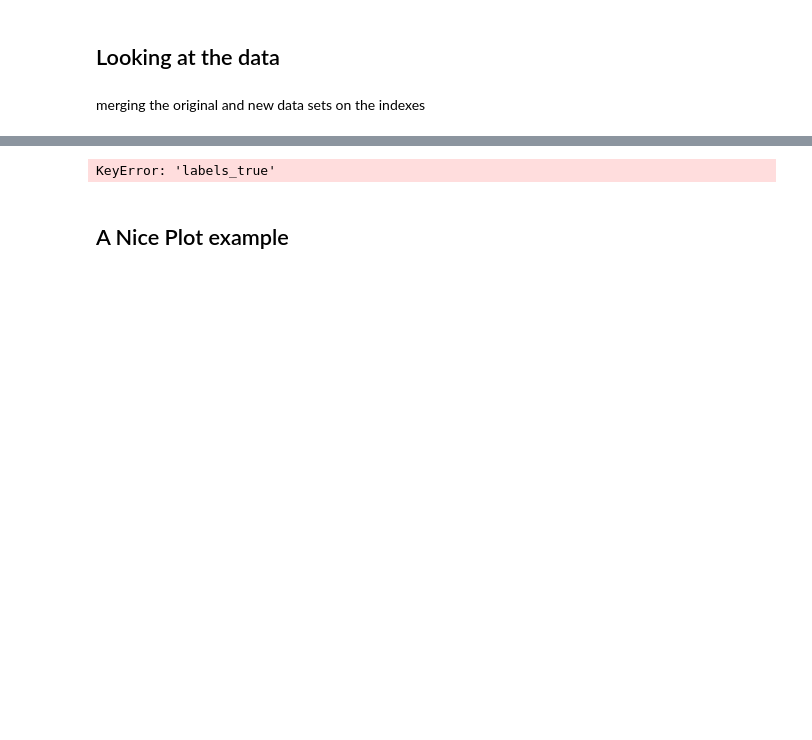
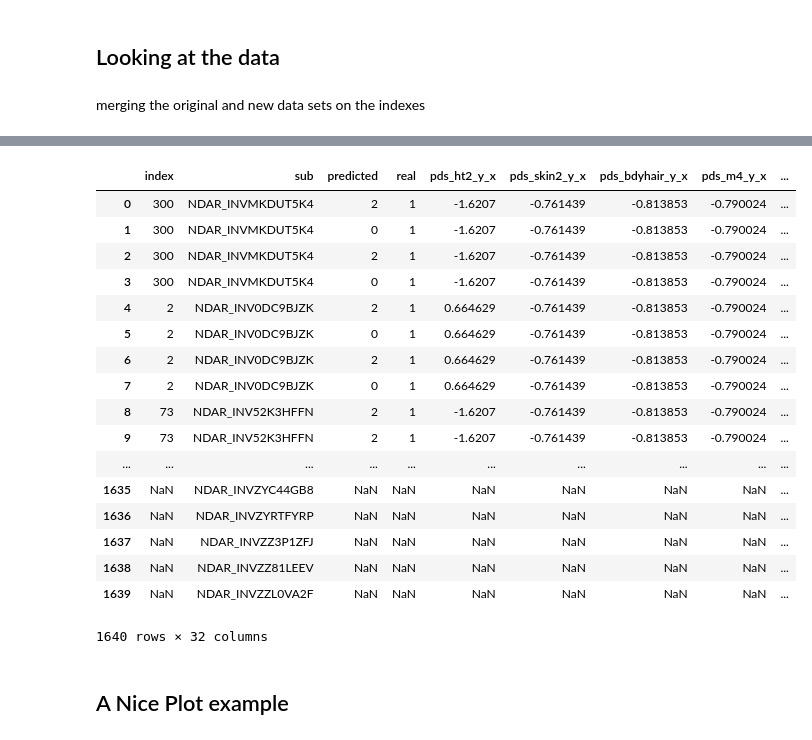
Before and after one commit to grace-shearrer/ABCD, a Jupyter notebook: ohBoy_Kmeans.ipynb, the cells around one changed output, grey strips where cells are left out. Cells and saved outputs as stored; diff of their text form; code cells hidden in the pictures; blank space fills up the shorter version.

```diff
--- a/ohBoy_Kmeans.ipynb
+++ b/ohBoy_Kmeans.ipynb
@@ -772,8 +761,9 @@ df.head()
 # %%
 testData = pd.DataFrame(data = dudes)
+testData
 # print(dudes)
 # print(testData)
-# pd.merge(df1, df2, on = ['Name', 'Parent', 'Parent_Addr'], how = 'outer')
+total_g=pd.merge(all_dat, testData, on = ['sub'], how = 'outer')
 
 # total = All_data.reset_index().merge(testData, on = 'labels_true', how = 'left').set_index('index')
 # print(list(All_data.columns.values))
@@ -783,5 +773,3 @@ testData = pd.DataFrame(data = dudes)
 # total_g = total.groupby(['sub'],axis = 0).mean()
 # total_g['labels_predR'] = total_g['labels_pred'].round()
 # total_g
-# %% [output]
-KeyError: 'labels_true'
@@ -790,0 +776,21 @@ x['anthroweightcalc_y']#weight lbs
+# %%
+total_g
+# %% [output]
+|  | index | sub | predicted | real | pds_ht2_y_x | pds_skin2_y_x | pds_bdyhair_y_x | pds_m4_y_x | ... |
+| 0 | 300 | NDAR_INVMKDUT5K4 | 2 | 1 | -1.6207 | -0.761439 | -0.813853 | -0.790024 | ... |
+| 1 | 300 | NDAR_INVMKDUT5K4 | 0 | 1 | -1.6207 | -0.761439 | -0.813853 | -0.790024 | ... |
+| 2 | 300 | NDAR_INVMKDUT5K4 | 2 | 1 | -1.6207 | -0.761439 | -0.813853 | -0.790024 | ... |
+| 3 | 300 | NDAR_INVMKDUT5K4 | 0 | 1 | -1.6207 | -0.761439 | -0.813853 | -0.790024 | ... |
+| 4 | 2 | NDAR_INV0DC9BJZK | 2 | 1 | 0.664629 | -0.761439 | -0.813853 | -0.790024 | ... |
+| 5 | 2 | NDAR_INV0DC9BJZK | 0 | 1 | 0.664629 | -0.761439 | -0.813853 | -0.790024 | ... |
+| 6 | 2 | NDAR_INV0DC9BJZK | 2 | 1 | 0.664629 | -0.761439 | -0.813853 | -0.790024 | ... |
+| 7 | 2 | NDAR_INV0DC9BJZK | 0 | 1 | 0.664629 | -0.761439 | -0.813853 | -0.790024 | ... |
+| 8 | 73 | NDAR_INV52K3HFFN | 2 | 1 | -1.6207 | -0.761439 | -0.813853 | -0.790024 | ... |
+| 9 | 73 | NDAR_INV52K3HFFN | 2 | 1 | -1.6207 | -0.761439 | -0.813853 | -0.790024 | ... |
+| ... | ... | ... | ... | ... | ... | ... | ... | ... | ... |
+| 1635 | NaN | NDAR_INVZYC44GB8 | NaN | NaN | NaN | NaN | NaN | NaN | ... |
+| 1636 | NaN | NDAR_INVZYRTFYRP | NaN | NaN | NaN | NaN | NaN | NaN | ... |
+| 1637 | NaN | NDAR_INVZZ3P1ZFJ | NaN | NaN | NaN | NaN | NaN | NaN | ... |
+| 1638 | NaN | NDAR_INVZZ81LEEV | NaN | NaN | NaN | NaN | NaN | NaN | ... |
+| 1639 | NaN | NDAR_INVZZL0VA2F | NaN | NaN | NaN | NaN | NaN | NaN | ... |
+1640 rows × 32 columns
```
Also changed, not shown: parts of 15 cells of this notebook.
